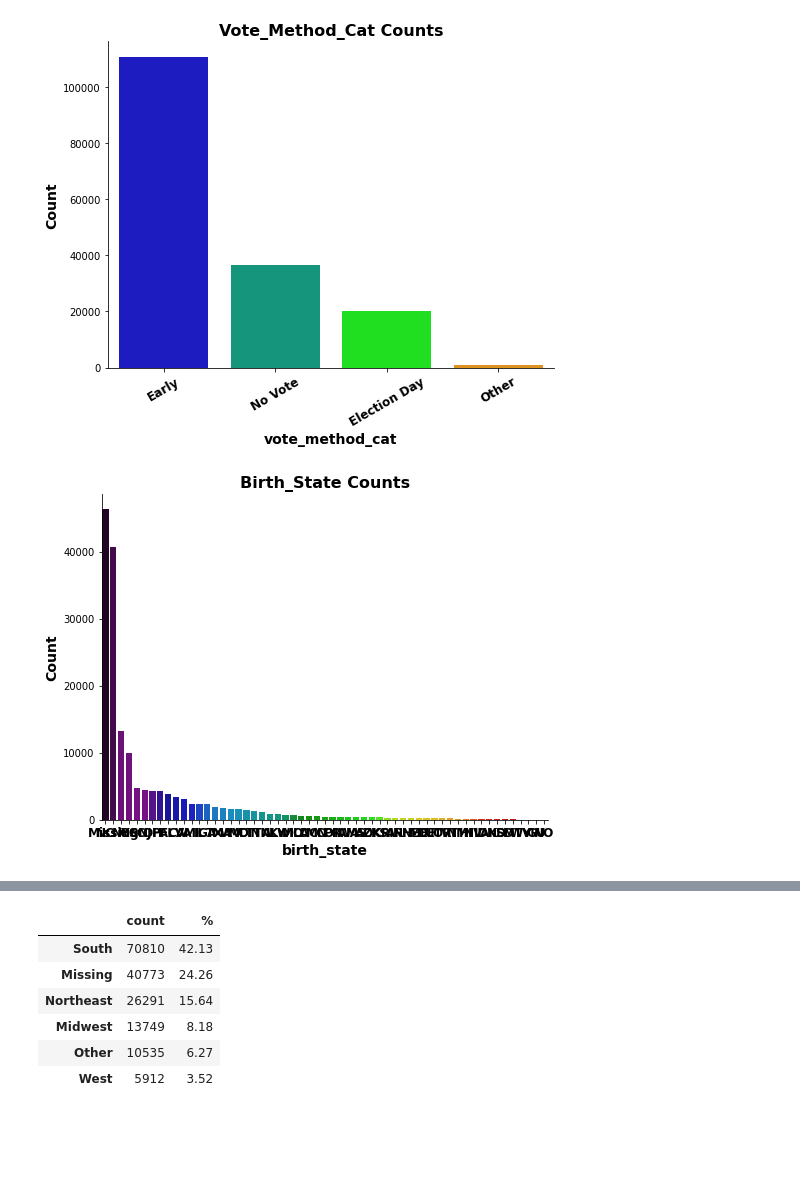
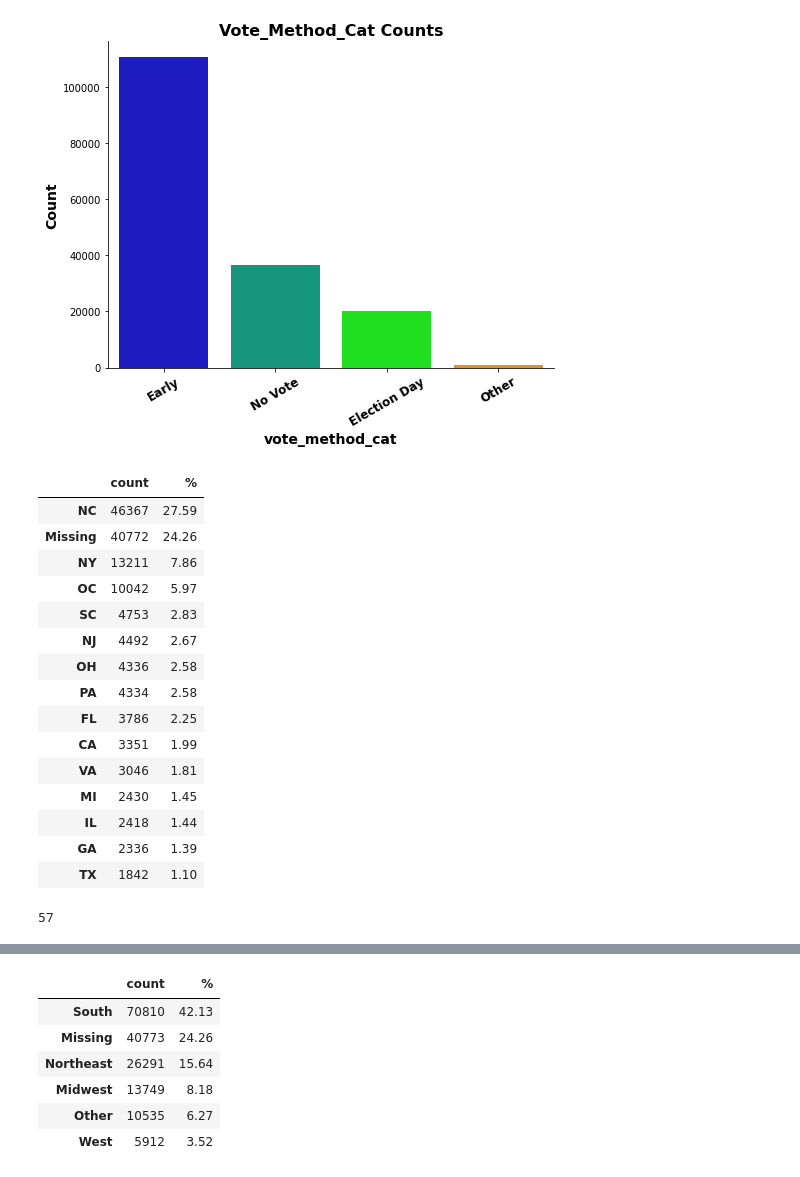
Before and after one commit to zero731/NC_Elections_Capstone, a Jupyter notebook: Blog_Binning_cat_features.ipynb, the cells around one changed output, grey strips where cells are left out. Cells and saved outputs as stored; diff of their text form; code cells hidden in the pictures; blank space fills up the shorter version.

```diff
--- a/Blog_Binning_cat_features.ipynb
+++ b/Blog_Binning_cat_features.ipynb
@@ -164,6 +166,25 @@ plot_count('vote_method_cat', df, rotation=30);
 # %% [output]
 [figure]
 # %%
-plot_count('birth_state', df);
+check_unique('birth_state', df).head(15)
 # %% [output]
-[figure, removed]
+|  | count | % |
+| NC | 46367 | 27.59 |
+| Missing | 40772 | 24.26 |
+| NY | 13211 | 7.86 |
+| OC | 10042 | 5.97 |
+| SC | 4753 | 2.83 |
+| NJ | 4492 | 2.67 |
+| OH | 4336 | 2.58 |
+| PA | 4334 | 2.58 |
+| FL | 3786 | 2.25 |
+| CA | 3351 | 1.99 |
+| VA | 3046 | 1.81 |
+| MI | 2430 | 1.45 |
+| IL | 2418 | 1.44 |
+| GA | 2336 | 1.39 |
+| TX | 1842 | 1.10 |
+# %%
+df['birth_state'].nunique()
+# %% [output]
+57
```
Also changed, not shown: parts of 5 cells of this notebook, 4 other files.
